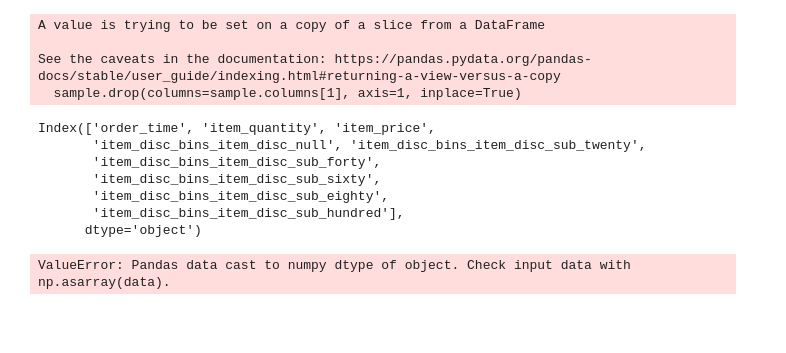
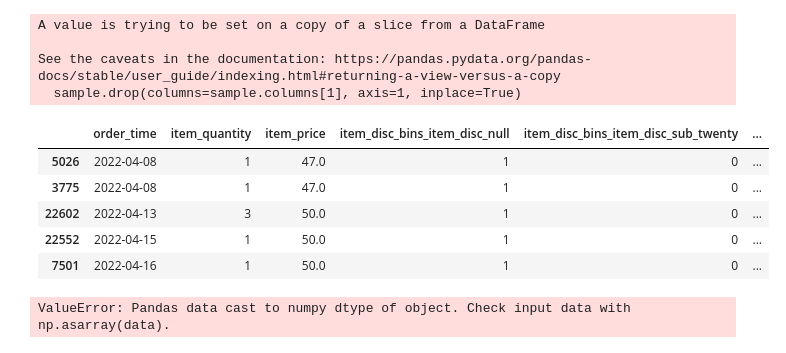
Before and after one commit to kevanoktavio/CloudWine_DemandPrediction, a Jupyter notebook: development/notebooks/cara_model.ipynb, the cells around one changed output. Cells and saved outputs as stored; diff of their text form; code cells hidden in the pictures; blank space fills up the shorter version.

```diff
--- a/development/notebooks/cara_model.ipynb
+++ b/development/notebooks/cara_model.ipynb
@@ -80,15 +101,14 @@ A value is trying to be set on a copy of a slice from a DataFrame
 See the caveats in the documentation: https://pandas.pydata.org/pandas-docs/stable/user_guide/indexing.html#returning-a-view-versus-a-copy
   sample.drop(columns=sample.columns[1], axis=1, inplace=True)
 # %%
-sample.columns
+sample.head(5)
 # %% [output]
-Index(['order_time', 'item_quantity', 'item_price',
-       'item_disc_bins_item_disc_null', 'item_disc_bins_item_disc_sub_twenty',
-       'item_disc_bins_item_disc_sub_forty',
-       'item_disc_bins_item_disc_sub_sixty',
-       'item_disc_bins_item_disc_sub_eighty',
-       'item_disc_bins_item_disc_sub_hundred'],
-      dtype='object')
+|  | order_time | item_quantity | item_price | item_disc_bins_item_disc_null | item_disc_bins_item_disc_sub_twenty | ... |
+| 5026 | 2022-04-08 | 1 | 47.0 | 1 | 0 | ... |
+| 3775 | 2022-04-08 | 1 | 47.0 | 1 | 0 | ... |
+| 22602 | 2022-04-13 | 3 | 50.0 | 1 | 0 | ... |
+| 22552 | 2022-04-15 | 1 | 50.0 | 1 | 0 | ... |
+| 7501 | 2022-04-16 | 1 | 50.0 | 1 | 0 | ... |
 # %%
 # train 80% and test 20%
 train = sample[:int(0.8*(len(sample)))]
```
Also changed, not shown: parts of 10 cells of this notebook.
